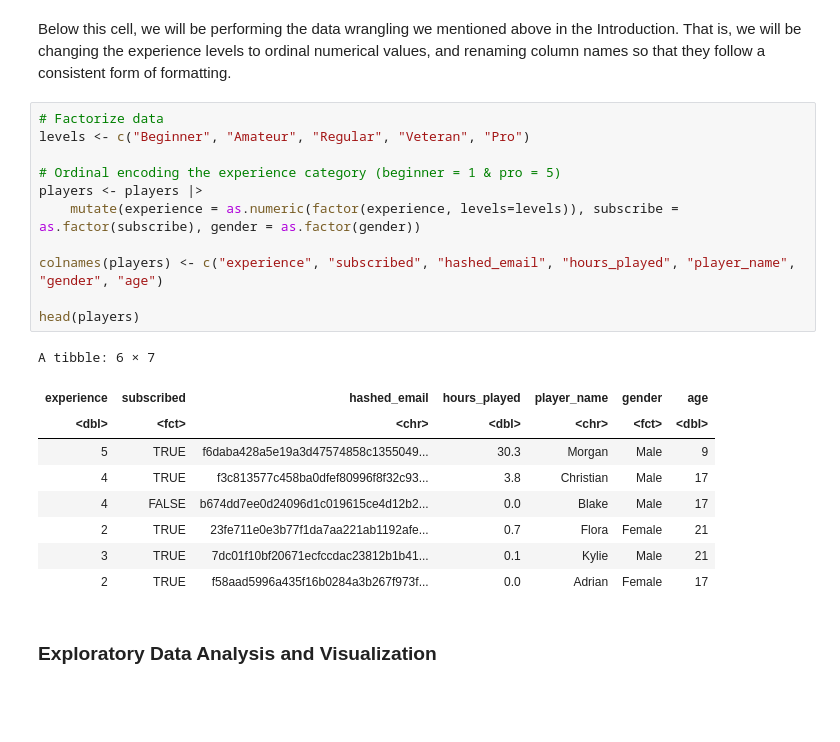
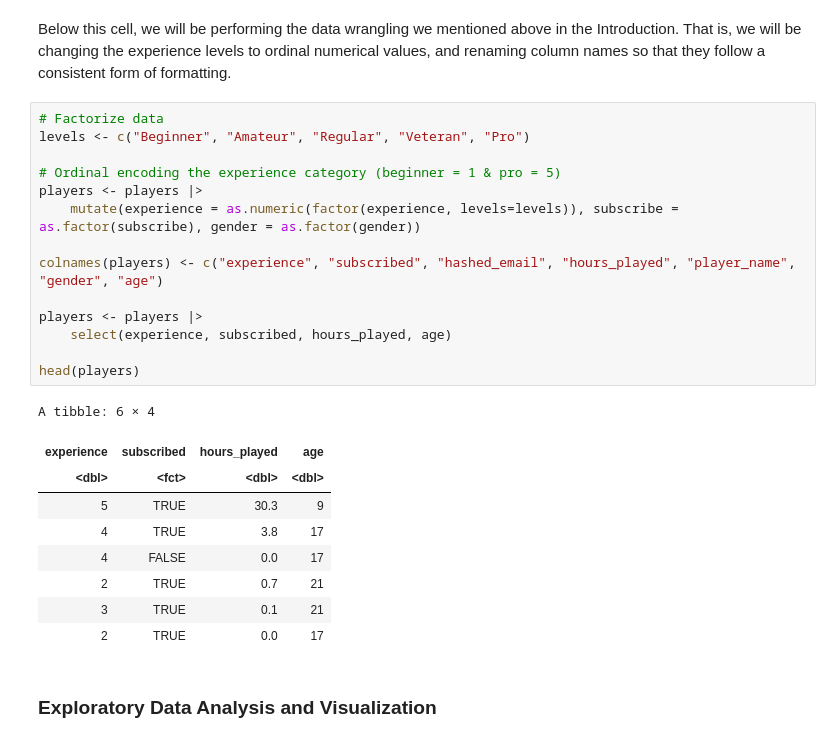
Before and after one commit to jhuan175/dsci100_project_final_report, a Jupyter notebook: Project_Final_Report.ipynb, the cells around one changed output. Cells and saved outputs as stored; diff of their text form; blank space fills up the shorter version.

```diff
--- a/Project_Final_Report.ipynb
+++ b/Project_Final_Report.ipynb
@@ -90,24 +90,27 @@ Below this cell, we will be performing the data wrangling we mentioned above in
 # %%
 # Factorize data
 levels <- c("Beginner", "Amateur", "Regular", "Veteran", "Pro")
 
 # Ordinal encoding the experience category (beginner = 1 & pro = 5)
 players <- players |>
     mutate(experience = as.numeric(factor(experience, levels=levels)), subscribe = as.factor(subscribe), gender = as.factor(gender))
 
 colnames(players) <- c("experience", "subscribed", "hashed_email", "hours_played", "player_name", "gender", "age")
 
+players <- players |>
+    select(experience, subscribed, hours_played, age)
+
 head(players)
 # %% [output]
-A tibble: 6 × 7
+A tibble: 6 × 4
-| experience | subscribed | hashed_email | hours_played | player_name | gender | age |
-| <dbl> | <fct> | <chr> | <dbl> | <chr> | <fct> | <dbl> |
-| 5 | TRUE | f6daba428a5e19a3d47574858c1355049... | 30.3 | Morgan | Male | 9 |
-| 4 | TRUE | f3c813577c458ba0dfef80996f8f32c93... | 3.8 | Christian | Male | 17 |
-| 4 | FALSE | b674dd7ee0d24096d1c019615ce4d12b2... | 0.0 | Blake | Male | 17 |
-| 2 | TRUE | 23fe711e0e3b77f1da7aa221ab1192afe... | 0.7 | Flora | Female | 21 |
-| 3 | TRUE | 7dc01f10bf20671ecfccdac23812b1b41... | 0.1 | Kylie | Male | 21 |
-| 2 | TRUE | f58aad5996a435f16b0284a3b267f973f... | 0.0 | Adrian | Female | 17 |
+| experience | subscribed | hours_played | age |
+| <dbl> | <fct> | <dbl> | <dbl> |
+| 5 | TRUE | 30.3 | 9 |
+| 4 | TRUE | 3.8 | 17 |
+| 4 | FALSE | 0.0 | 17 |
+| 2 | TRUE | 0.7 | 21 |
+| 3 | TRUE | 0.1 | 21 |
+| 2 | TRUE | 0.0 | 17 |
 # %% [markdown]
 ### Exploratory Data Analysis and Visualization
 # %% [markdown]
```
Also changed, not shown: parts of 1 cell of this notebook.
